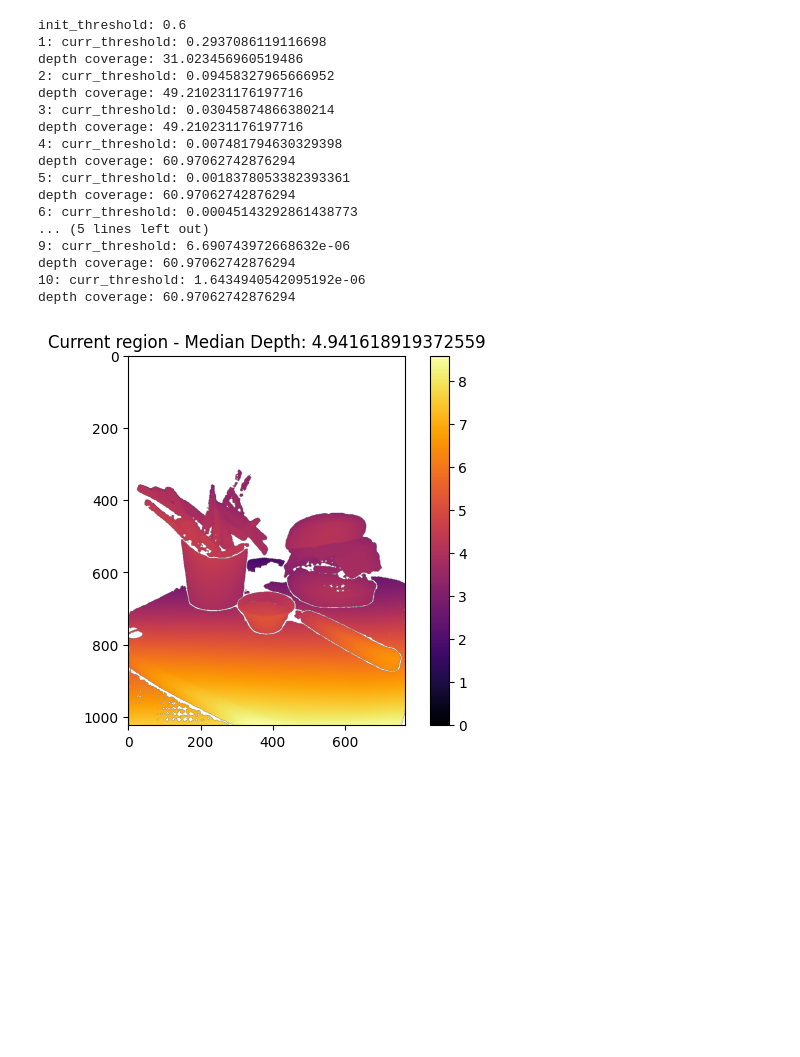
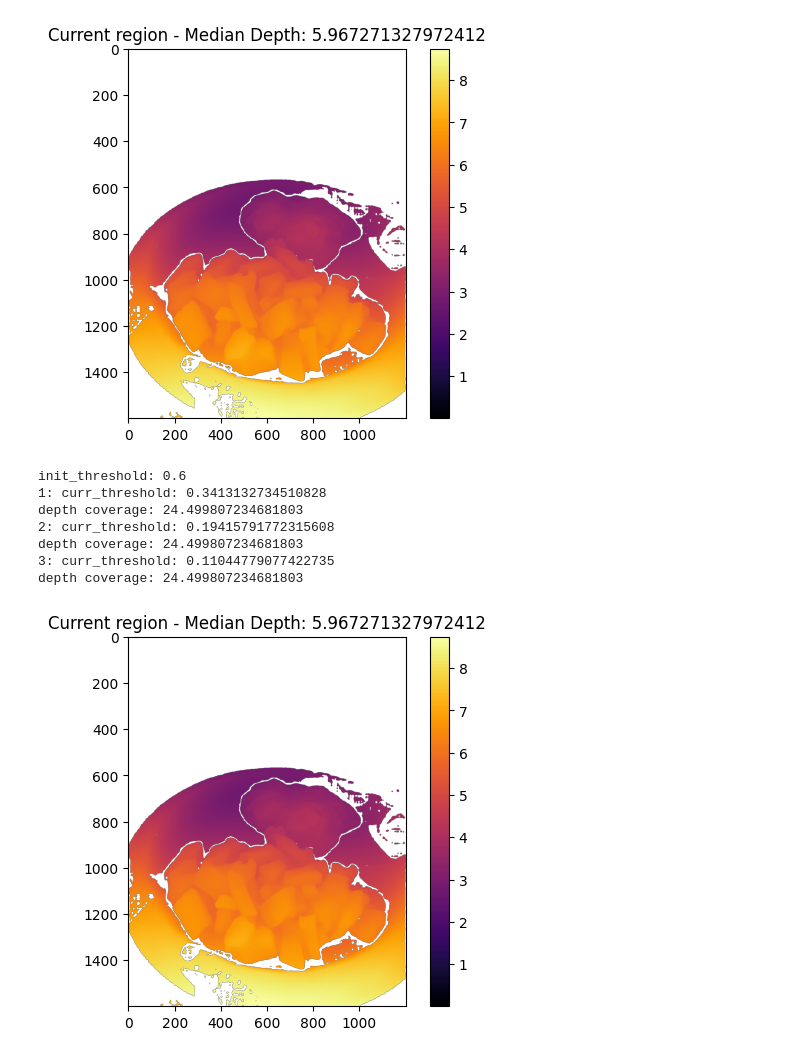
Before and after one commit to JimGalvan/FoodPhotoEnhancer, a Jupyter notebook: pipeline.ipynb, the cells around one changed output. Saved outputs shown, nothing was run; the diff lists cells and outputs as text; code cells hidden in the pictures; blank space fills up the shorter version.

```diff
--- a/pipeline.ipynb
+++ b/pipeline.ipynb
@@ -56,13 +55,13 @@ dino_detector = DinoDetector(
 image_path = "photos/wood_dish_1.png"
 # image_path = "photos/out_screen1.png"
 # image_path = "photos/ok_light_2.png"
-# image_path = "photos/bad_light_1.png"
+image_path = "photos/bad_light_1.png"
 # image_path = "photos/good_light_1.png"
 # # image_path = "photos/bad_light_2.png"
 # # image_path = "photos/non_subject_items_in_range.png"
 # # image_path = "photos/horizontal_angle.png"
 # # image_path = "photos/horizontal_angle_2.png"
-image_path = "photos/horizontal_3.png"
+# image_path = "photos/horizontal_3.png"
 # image_path = "photos/horizontal_4.png"
 # image_path = "photos/horizontal_5.png"
 
@@ -115,6 +114,24 @@ if Constants.DEBUG:
 # %%
 norm_depth = Depth.normalize_depth(depth, vmin=dmin, vmax=dmax)
 main_dish = Depth.compute_main_dish(depth, regions_with_masks, image_source)
+# %%
+subject_region = Depth.find_related_dish_region(
+    depth=depth,
+    main_dish=main_dish,
+    regions_with_masks=regions_with_masks,
+    dmin=dmin,
+    dmax=dmax,
+)
+
+ImageUtils.show_mask_depth(
+    mask=subject_region.mask,
+    image_source_depth=depth,
+    vmin=dmin,
+    vmax=dmax,
+    title=f"Current region"
+)
+# %% [output]
+[figure, added]
 # %%
 from core.math import Math
 
@@ -122,7 +139,7 @@ init_support_threshold = 0.6
 reduction_rate = 0.9
 curr_threshold = init_support_threshold
 attempt = 1
-max_attempts = 10
+max_attempts = 3
 min_increase = 0.6
 prev_percentage = None
 had_significant_increase = False
@@ -155,47 +172,37 @@ while attempt <= max_attempts:
         increase = (curr_percentage - prev_percentage) / prev_percentage
         if increase >= min_increase:
             had_significant_increase = True
         elif had_significant_increase:
             print(f"{attempt}: depth increase below threshold, stopping")
             break
 
     criterion = curr_percentage / 100.0
     curr_threshold = Math.exp_decay(
         start_threshold=curr_threshold,
         criterion=criterion,
         reduction_rate=reduction_rate
     )
 
     print(f"{attempt}: curr_threshold: {curr_threshold}")
     print(f"depth coverage: {curr_percentage}")
 
     prev_percentage = curr_percentage
     attempt += 1
 
 if curr_region is not None:
     ImageUtils.show_mask_depth(
         mask=curr_region.mask,
         image_source_depth=depth,
         vmin=dmin,
         vmax=dmax,
         title=f"Current region"
     )
 # %% [output]
 init_threshold: 0.6
-1: curr_threshold: 0.2937086119116698
-depth coverage: 31.023456960519486
-2: curr_threshold: 0.09458327965666952
-depth coverage: 49.210231176197716
-3: curr_threshold: 0.03045874866380214
-depth coverage: 49.210231176197716
-4: curr_threshold: 0.007481794630329398
-depth coverage: 60.97062742876294
-5: curr_threshold: 0.0018378053382393361
-depth coverage: 60.97062742876294
-6: curr_threshold: 0.00045143292861438773
-... (5 lines left out)
-9: curr_threshold: 6.690743972668632e-06
-depth coverage: 60.97062742876294
-10: curr_threshold: 1.6434940542095192e-06
-depth coverage: 60.97062742876294
+1: curr_threshold: 0.3413132734510828
+depth coverage: 24.499807234681803
+2: curr_threshold: 0.19415791772315608
+depth coverage: 24.499807234681803
+3: curr_threshold: 0.11044779077422735
+depth coverage: 24.499807234681803
-[figure, old version]
+[figure, new version]
```
Also changed, not shown: parts of 1 cell of this notebook, 26 other files.
